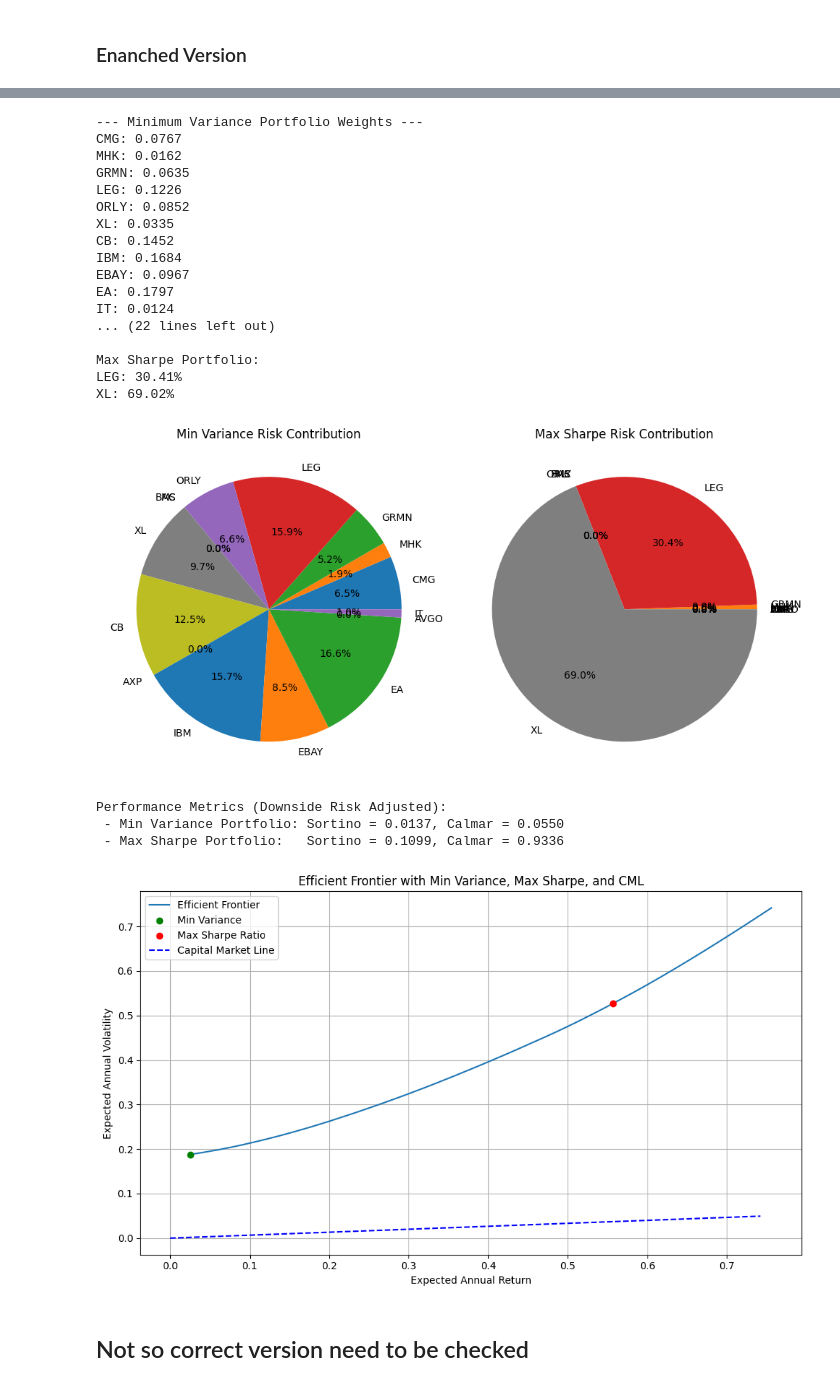
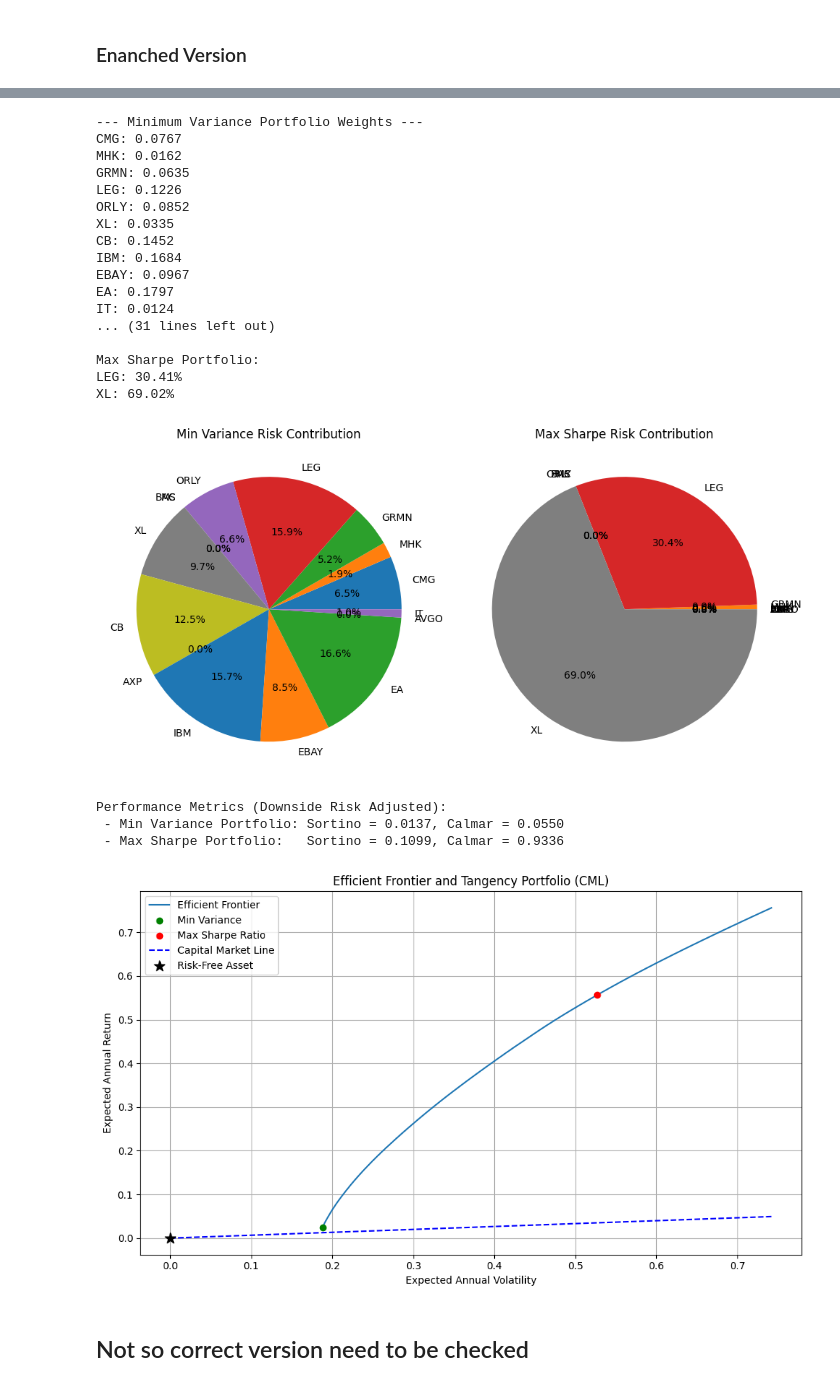
Before and after one commit to khalilvandian/portfolio_management, a Jupyter notebook: Optimal_Portfolio.ipynb, the cells around one changed output, grey strips where cells are left out. Drawn from its saved outputs; the diff is of its cells as text; code cells hidden in the pictures.

Commit message:
Add risk-free and compute correctly Efficent Frontier and Tangency Portfolio

```diff
--- a/Optimal_Portfolio.ipynb
+++ b/Optimal_Portfolio.ipynb
@@ -862,6 +862,15 @@ for sym, w in zip(symbols, max_sharpe_weights):
     if w > 0.001:
         print(f"{sym}: {w:.4f}")
 
+print("\n--- Tangency Portfolio (Max Sharpe) ---")
+print(f"Expected Return: {annual_returns[max_sharpe_idx]:.4f}")
+print(f"Volatility:      {annual_vols[max_sharpe_idx]:.4f}")
+print(f"Sharpe Ratio:    {sharpe_ratios[max_sharpe_idx]:.4f}")
+print("Weights:")
+for sym, w in zip(symbols, max_sharpe_weights):
+    if w > 0.001:
+        print(f"  {sym}: {w:.4f}")
+
 # Compute Expected Shortfall for Your Optimal Portfolios
 # Compute portfolio returns
 def compute_portfolio_returns(weights, returns_df):
@@ -958,7 +967,7 @@ plt.scatter(0, rf, color='black', marker='*', s=120, label='Risk-Free Asset', zo
 
 plt.xlabel('Expected Annual Volatility')
 plt.ylabel('Expected Annual Return')
-plt.title('Efficient Frontier with Min Variance, Max Sharpe, and CML')
+plt.title('Efficient Frontier and Tangency Portfolio (CML)')
 plt.grid(True)
 plt.legend()
 plt.tight_layout()
@@ -982,35 +991,35 @@ Final Portfolio Allocation (Equal Sector Allocation):
 11    LEG  2.742648e-02
 12     XL  6.272809e-03
 13    MHK  6.114575e-03
 14   AVGO  2.258755e-19
 [figure]
 --- Portfolio Sensitivity to Parameter Noise ---
 MHK: Original=0.0217, Perturbed=0.0000, Δ=0.0217
 LEG: Original=0.7184, Perturbed=0.7635, Δ=0.0451
 XL: Original=0.2598, Perturbed=0.2365, Δ=0.0233
 [figure]
 --- Minimum Variance Portfolio Weights ---
 CMG: 0.0767
 MHK: 0.0162
 GRMN: 0.0635
 LEG: 0.1226
 ORLY: 0.0852
 XL: 0.0335
 CB: 0.1452
 IBM: 0.1684
 EBAY: 0.0967
 EA: 0.1797
 IT: 0.0124
-... (22 lines left out)
+... (31 lines left out)
 
 Max Sharpe Portfolio:
 LEG: 30.41%
 XL: 69.02%
 [figure]
 Performance Metrics (Downside Risk Adjusted):
  - Min Variance Portfolio: Sortino = 0.0137, Calmar = 0.0550
  - Max Sharpe Portfolio:   Sortino = 0.1099, Calmar = 0.9336
-[figure, old version]
+[figure, new version]
 # %% [markdown]
 ## Not so correct version need to be checked
 # %%
```
